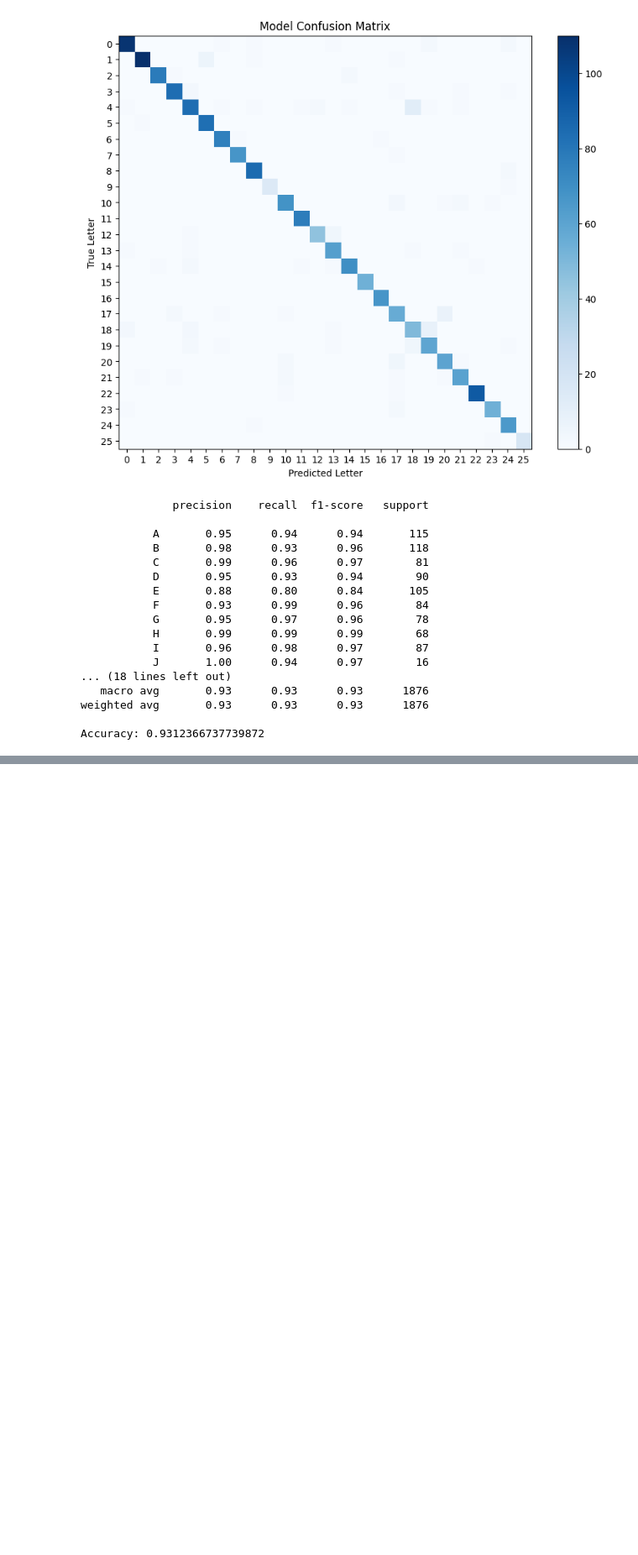
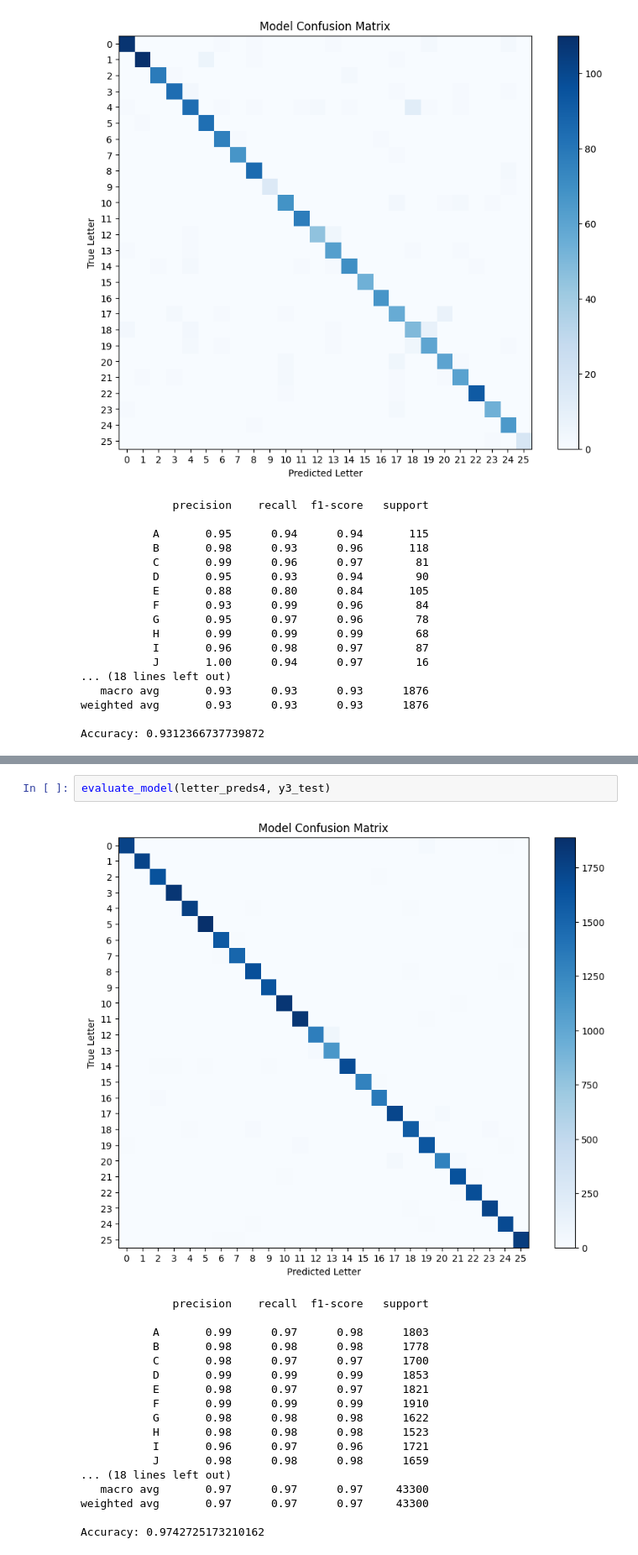
Before and after one commit to cpsnowden/swordle, a Jupyter notebook: notebooks/KNN-WT-MergedData.ipynb, the cells around one changed output, grey strips where cells are left out. Shown at 84% size. Drawn from its saved outputs; the diff is of its cells as text; blank space fills up the shorter version.

```diff
--- a/notebooks/KNN-WT-MergedData.ipynb
+++ b/notebooks/KNN-WT-MergedData.ipynb
@@ -417,0 +675,21 @@ U
+# %%
+evaluate_model(letter_preds4, y3_test)
+# %% [output]
+[figure, added]
+              precision    recall  f1-score   support
+
+           A       0.99      0.97      0.98      1803
+           B       0.98      0.98      0.98      1778
+           C       0.98      0.97      0.97      1700
+           D       0.99      0.99      0.99      1853
+           E       0.98      0.97      0.97      1821
+           F       0.99      0.99      0.99      1910
+           G       0.98      0.98      0.98      1622
+           H       0.98      0.98      0.98      1523
+           I       0.96      0.97      0.96      1721
+           J       0.98      0.98      0.98      1659
+... (18 lines left out)
+   macro avg       0.97      0.97      0.97     43300
+weighted avg       0.97      0.97      0.97     43300
+
+Accuracy: 0.9742725173210162
```
Also changed, not shown: parts of 45 cells of this notebook.
